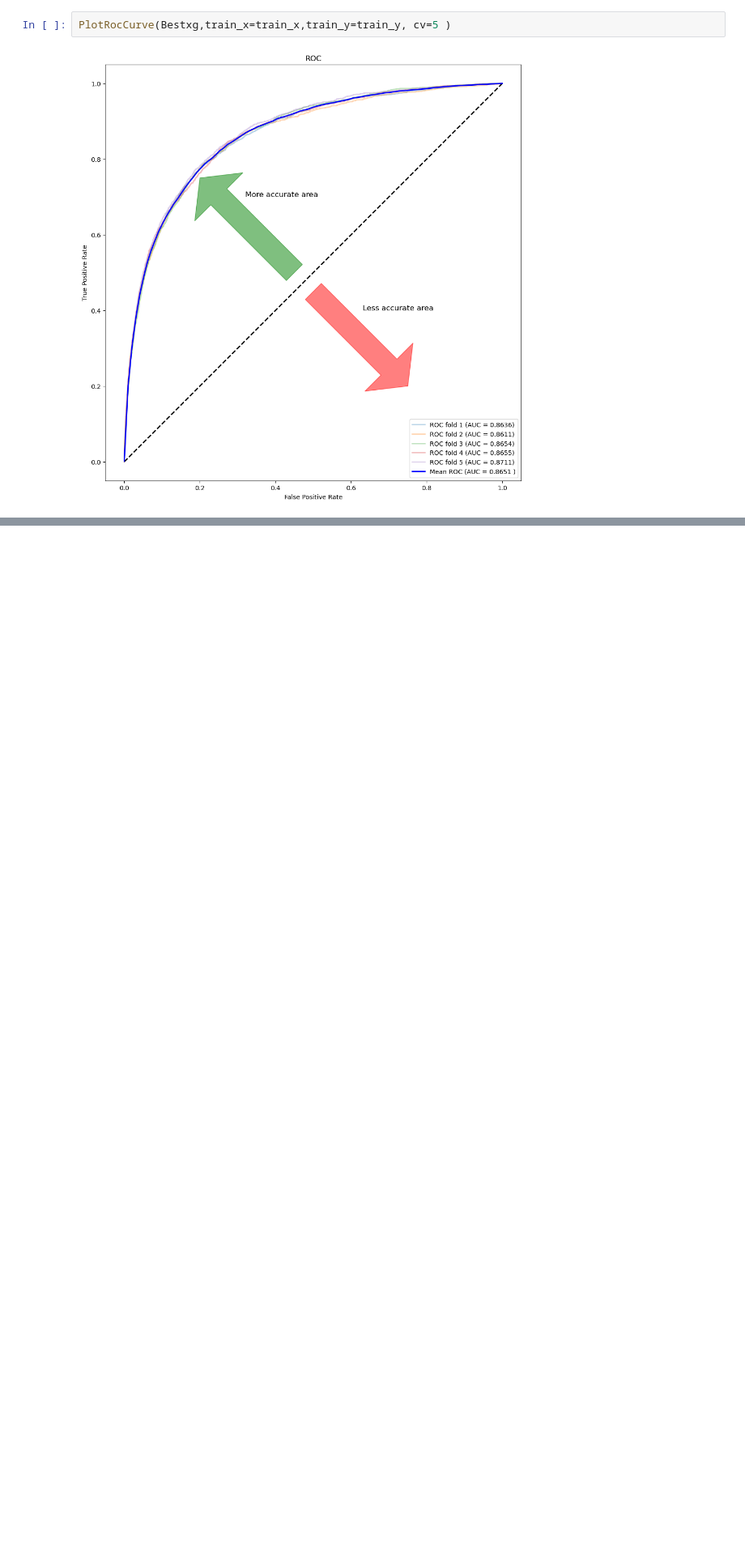
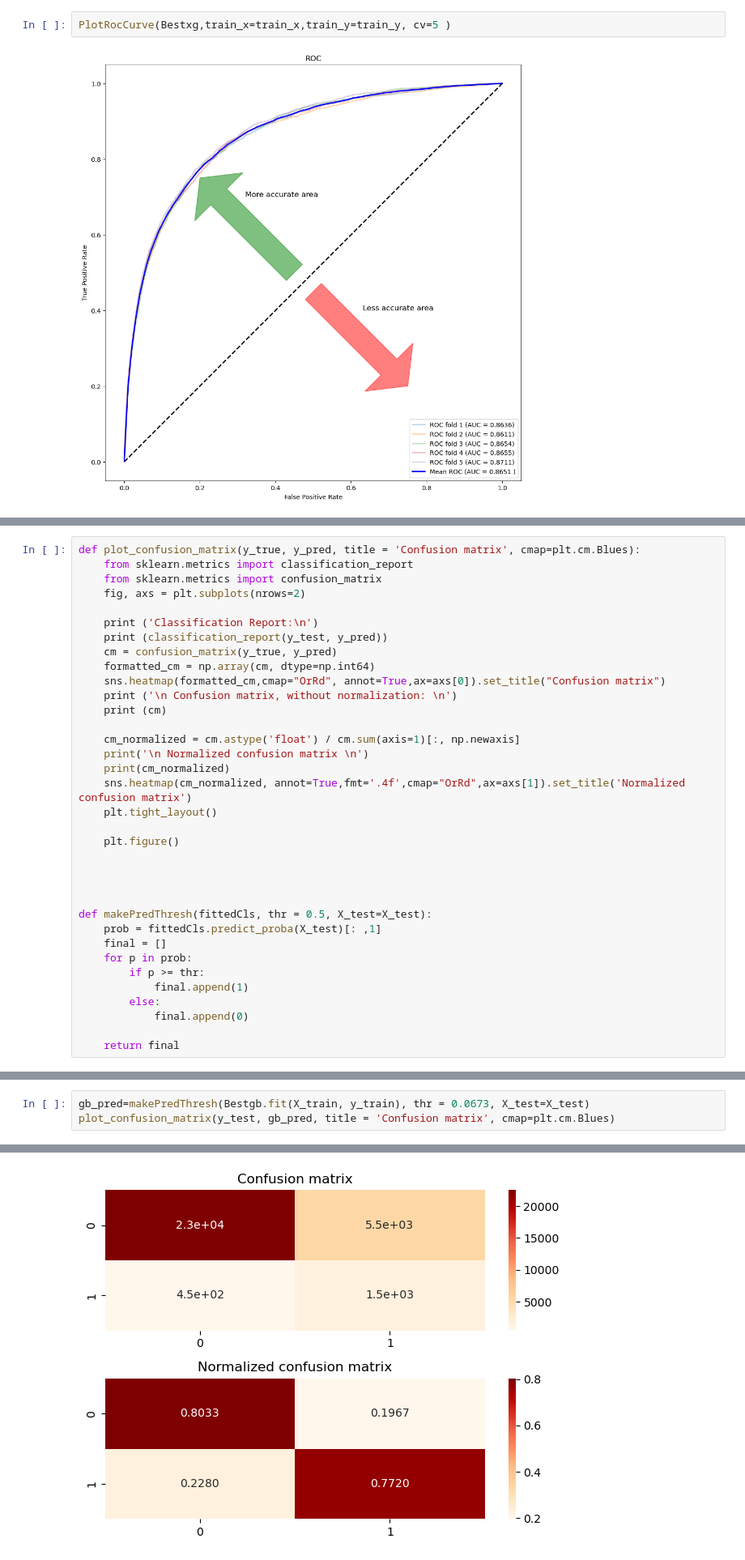
Before and after one commit to ZcPFred/Credit-Risk-Predictions, a Jupyter notebook: Credit Risk.ipynb, the cells around one changed output, grey strips where cells are left out. Shown at 81% size. Drawn from its saved outputs; the diff is of its cells as text; blank space fills up the shorter version.

```diff
--- a/Credit Risk.ipynb
+++ b/Credit Risk.ipynb
@@ -977,0 +968,35 @@ PlotRocCurve(Bestxg,train_x=train_x,train_y=train_y, cv=5 )
+# %%
+def plot_confusion_matrix(y_true, y_pred, title = 'Confusion matrix', cmap=plt.cm.Blues):
+    from sklearn.metrics import classification_report
+    from sklearn.metrics import confusion_matrix
+    fig, axs = plt.subplots(nrows=2)
+
+    print ('Classification Report:\n')
+    print (classification_report(y_test, y_pred))
+    cm = confusion_matrix(y_true, y_pred)
+    formatted_cm = np.array(cm, dtype=np.int64)
+    sns.heatmap(formatted_cm,cmap="OrRd", annot=True,ax=axs[0]).set_title("Confusion matrix")
+    print ('\n Confusion matrix, without normalization: \n')
+    print (cm)
+
+    cm_normalized = cm.astype('float') / cm.sum(axis=1)[:, np.newaxis]
+    print('\n Normalized confusion matrix \n')
+    print(cm_normalized)
+    sns.heatmap(cm_normalized, annot=True,fmt='.4f',cmap="OrRd",ax=axs[1]).set_title('Normalized confusion matrix')
+    plt.tight_layout()
+
+    plt.figure()
+
+
+
+
+def makePredThresh(fittedCls, thr = 0.5, X_test=X_test):
+    prob = fittedCls.predict_proba(X_test)[: ,1]
+    final = []
+    for p in prob:
+        if p >= thr:
+            final.append(1)
+        else:
+            final.append(0)
+
+    return final
@@ -977,0 +1005,4 @@ PlotRocCurve(Bestxg,train_x=train_x,train_y=train_y, cv=5 )
+# %%
+gb_pred=makePredThresh(Bestgb.fit(X_train, y_train), thr = 0.0673, X_test=X_test)
+plot_confusion_matrix(y_test, gb_pred, title = 'Confusion matrix', cmap=plt.cm.Blues)
+# %% [output]
@@ -977,0 +1026 @@ PlotRocCurve(Bestxg,train_x=train_x,train_y=train_y, cv=5 )
+[figure, added]
```
Also changed, not shown: parts of 25 cells of this notebook.
